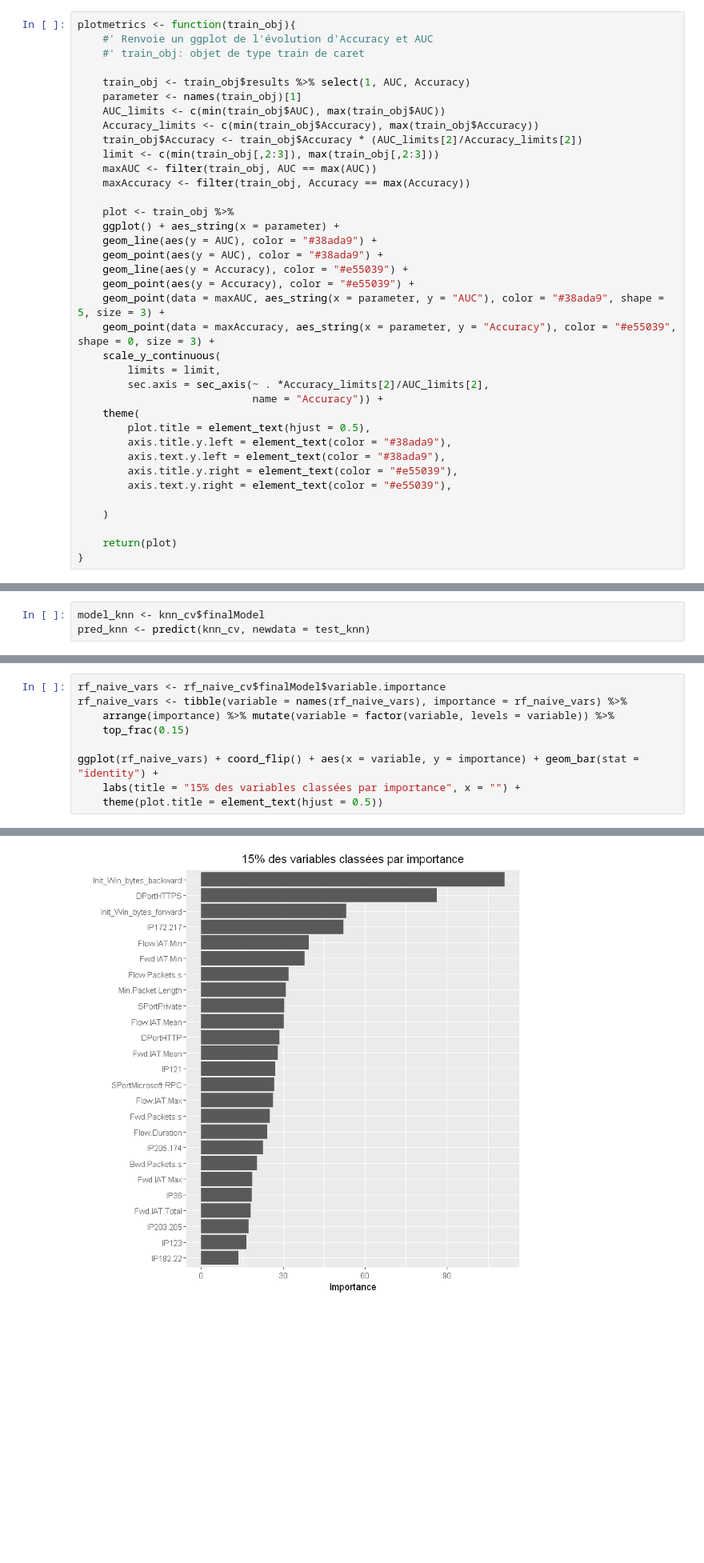
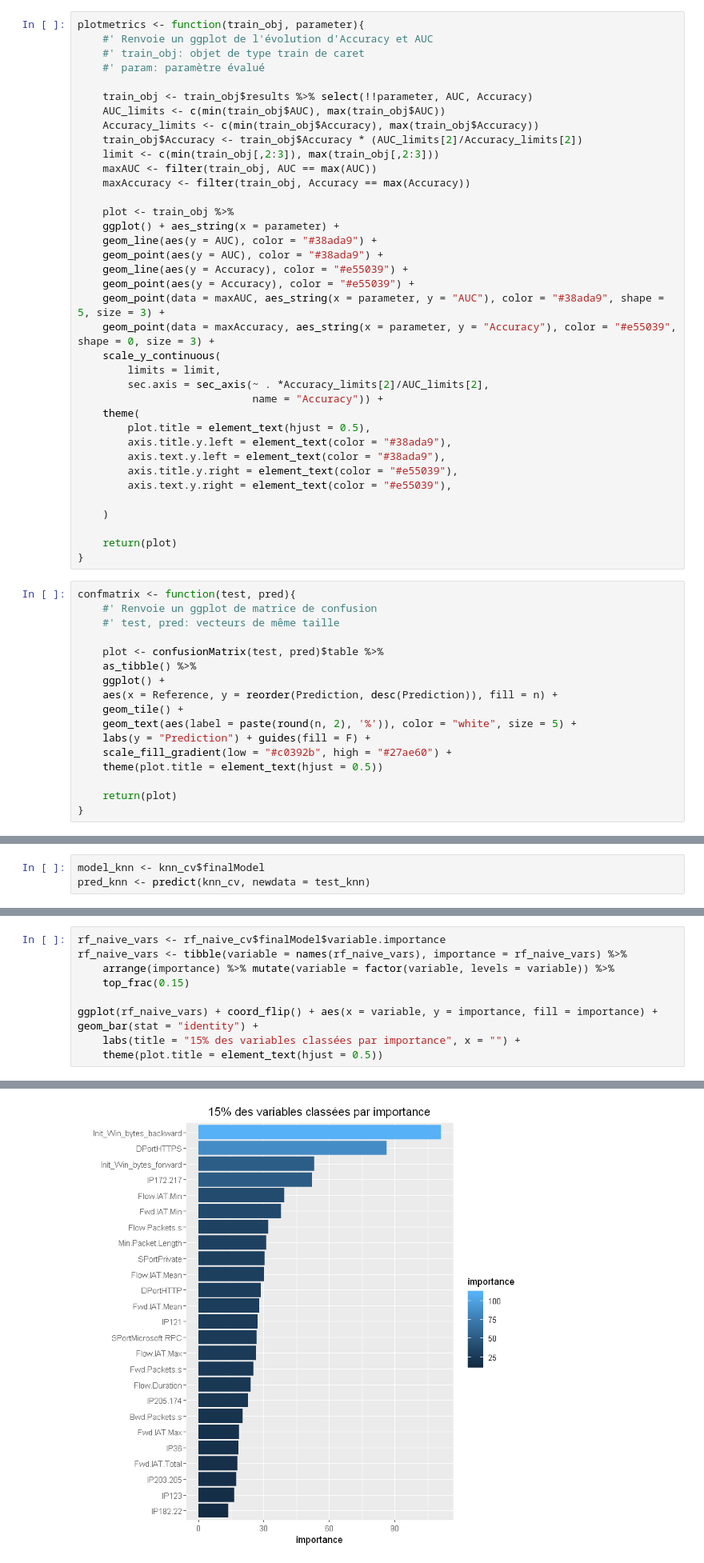
Before and after one commit to Lrakotoson/M_R, a Jupyter notebook: S2/Classification/Project/jet1.ipynb, the cells around one changed output, grey strips where cells are left out. Shown at 80% size. Drawn from its saved outputs; the diff is of its cells as text; blank space fills up the shorter version.

```diff
--- a/S2/Classification/Project/jet1.ipynb
+++ b/S2/Classification/Project/jet1.ipynb
@@ -292,12 +333,12 @@ split_set <- function(data, trainSize = 0.9){
     return(list(train_set, test_set))
 }
 # %%
-plotmetrics <- function(train_obj){
+plotmetrics <- function(train_obj, parameter){
     #' Renvoie un ggplot de l'évolution d'Accuracy et AUC
     #' train_obj: objet de type train de caret
+    #' param: paramètre évalué
 
-    train_obj <- train_obj$results %>% select(1, AUC, Accuracy)
-    parameter <- names(train_obj)[1]
+    train_obj <- train_obj$results %>% select(!!parameter, AUC, Accuracy)
     AUC_limits <- c(min(train_obj$AUC), max(train_obj$AUC))
     Accuracy_limits <- c(min(train_obj$Accuracy), max(train_obj$Accuracy))
     train_obj$Accuracy <- train_obj$Accuracy * (AUC_limits[2]/Accuracy_limits[2])
@@ -328,6 +369,23 @@ plotmetrics <- function(train_obj){
 
     return(plot)
 }
+# %%
+confmatrix <- function(test, pred){
+    #' Renvoie un ggplot de matrice de confusion
+    #' test, pred: vecteurs de même taille
+
+    plot <- confusionMatrix(test, pred)$table %>%
+    as_tibble() %>%
+    ggplot() +
+    aes(x = Reference, y = reorder(Prediction, desc(Prediction)), fill = n) +
+    geom_tile() +
+    geom_text(aes(label = paste(round(n, 2), '%')), color = "white", size = 5) +
+    labs(y = "Prediction") + guides(fill = F) +
+    scale_fill_gradient(low = "#c0392b", high = "#27ae60") +
+    theme(plot.title = element_text(hjust = 0.5))
+
+    return(plot)
+}
 # %%
 multiroc <- function(Y, Y_pred){
     #' Renvoie les courbes ROC de chaque classe
@@ -481,15 +552,15 @@ on.exit(stopCluster(cl))
 # %%
 rf_naive_vars <- rf_naive_cv$finalModel$variable.importance
 rf_naive_vars <- tibble(variable = names(rf_naive_vars), importance = rf_naive_vars) %>%
     arrange(importance) %>% mutate(variable = factor(variable, levels = variable)) %>%
     top_frac(0.15)
 
-ggplot(rf_naive_vars) + coord_flip() + aes(x = variable, y = importance) + geom_bar(stat = "identity") +
+ggplot(rf_naive_vars) + coord_flip() + aes(x = variable, y = importance, fill = importance) + geom_bar(stat = "identity") +
     labs(title = "15% des variables classées par importance", x = "") +
     theme(plot.title = element_text(hjust = 0.5))
 # %% [output]
 Selecting by importance
-[figure, old version]
+[figure, new version]
 # %% [markdown]
 ### Optimisation
 # %%
```
Also changed, not shown: parts of 48 cells of this notebook, 1 other file.
